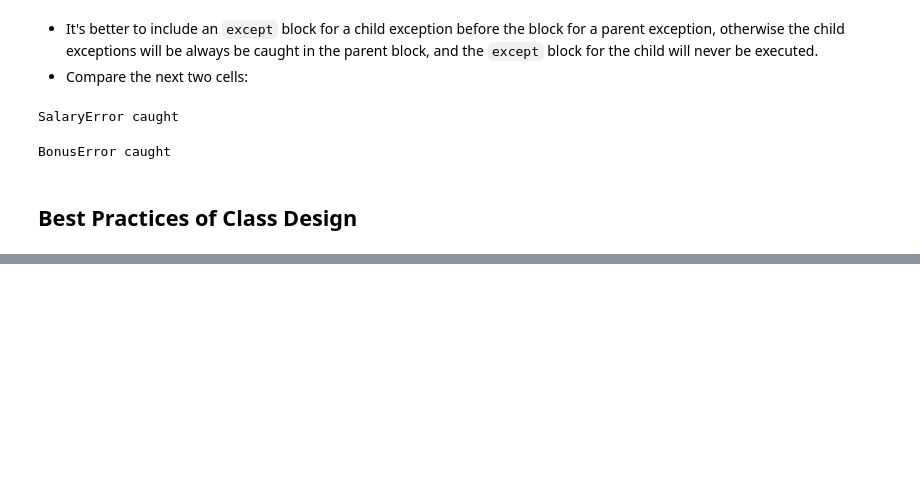
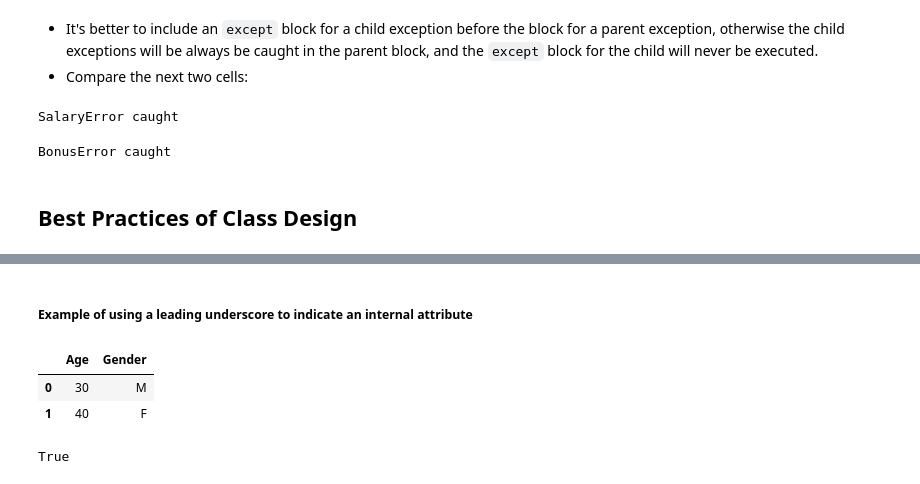
Before and after one commit to PaulToronto/DataCamp-Courses, a Jupyter notebook: Object_Oriented_Programming_in_Python.ipynb, the cells around one changed output, grey strips where cells are left out. Saved outputs shown, nothing was run; the diff lists cells and outputs as text; code cells hidden in the pictures; blank space fills up the shorter version.

```diff
--- a/Object_Oriented_Programming_in_Python.ipynb
+++ b/Object_Oriented_Programming_in_Python.ipynb
@@ -1486,0 +1705,13 @@ BonusError caught
+# %% [markdown]
+##### Example of using a leading underscore to indicate an internal attribute
+# %%
+df = pd.DataFrame({'Age': [30, 40], 'Gender': ["M", "F"]})
+df
+# %% [output]
+|  | Age | Gender |
+| 0 | 30 | M |
+| 1 | 40 | F |
+# %%
+df._is_mixed_type
+# %% [output]
+True
```
Also changed, not shown: parts of 43 cells of this notebook.
